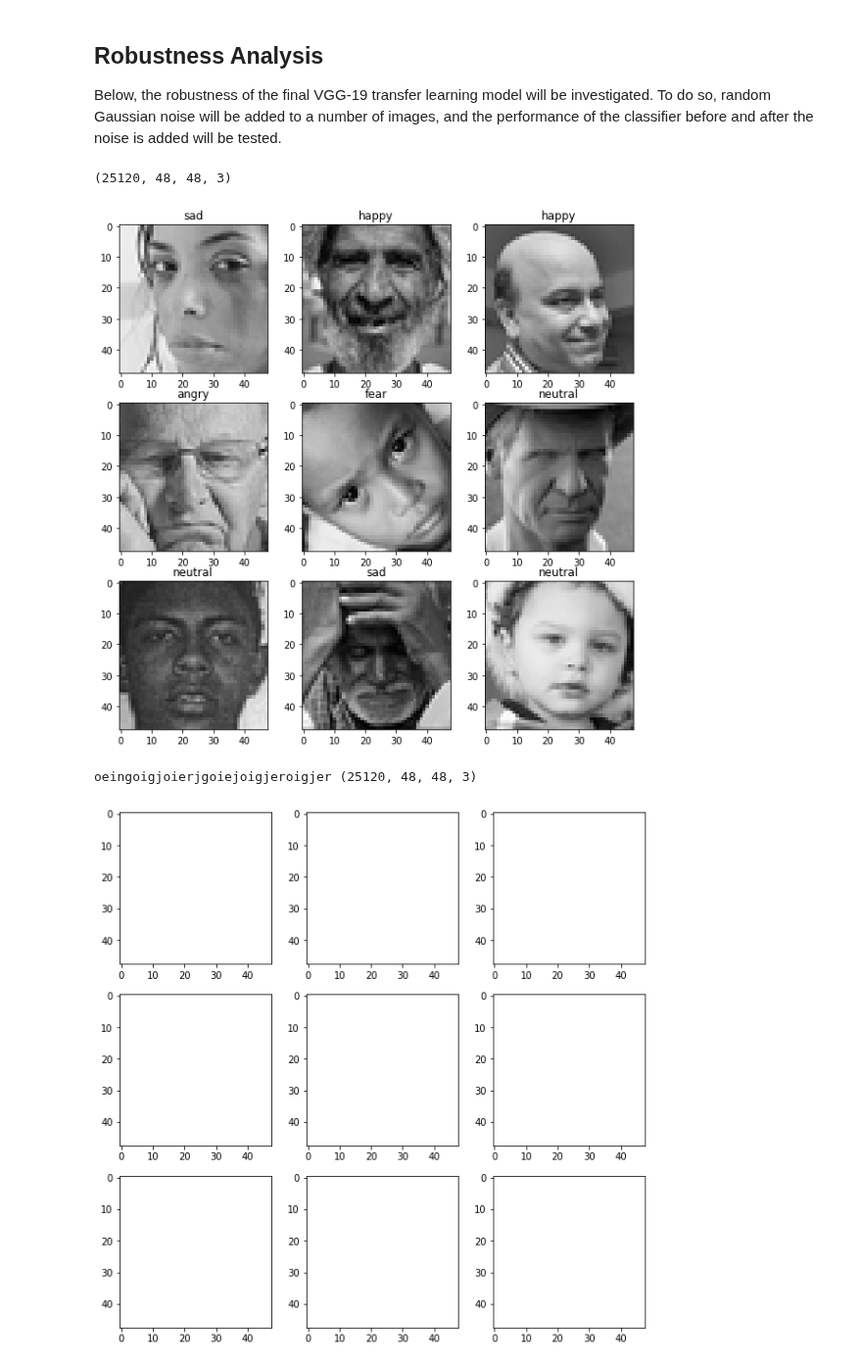
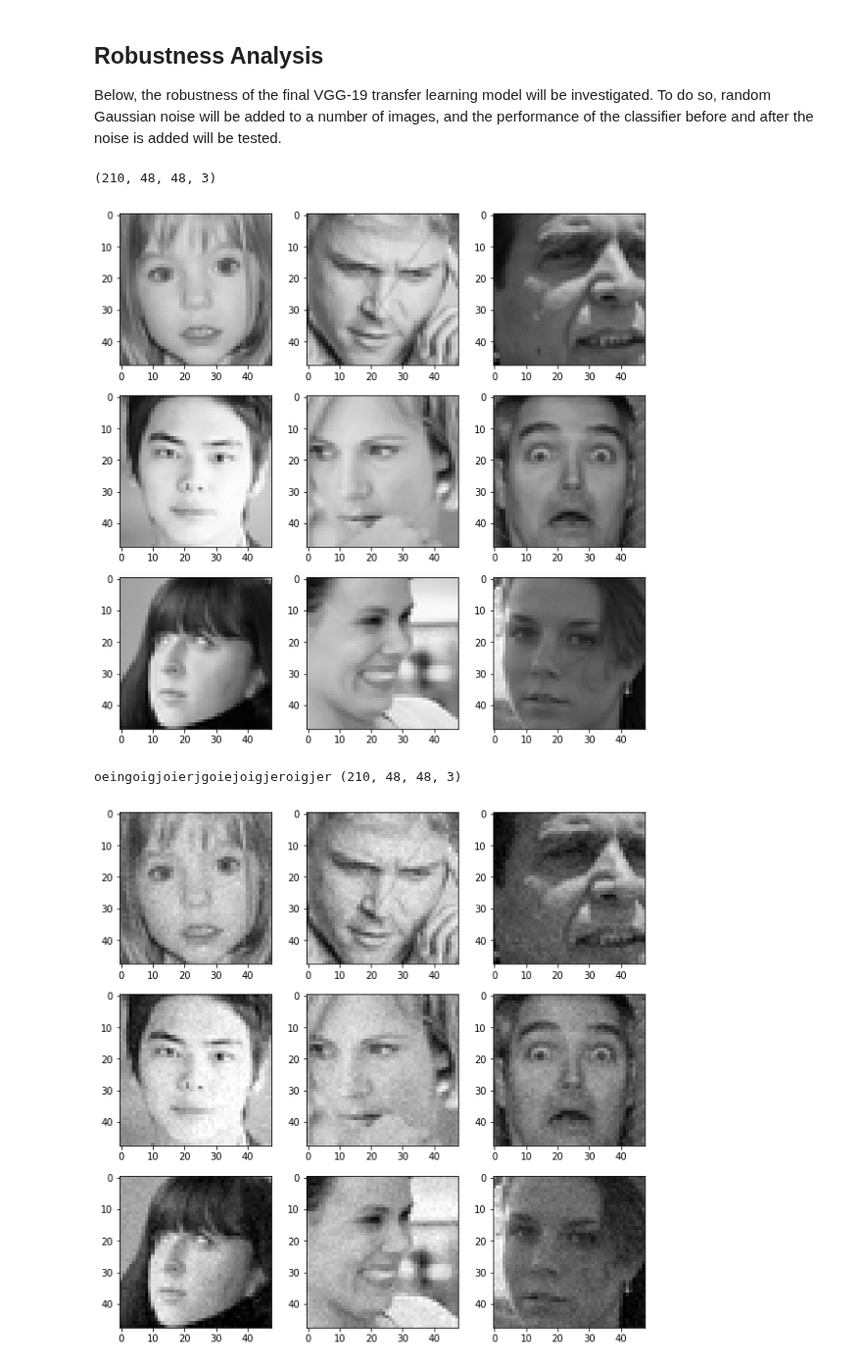
Before and after one commit to chandrasekara/Neural-Network-Facial-Expression-Classifier, a Jupyter notebook: capstone/analysis.ipynb, the cells around one changed output. Shown at 98% size. Saved outputs shown, nothing was run; the diff lists cells and outputs as text; code cells hidden in the pictures.

Commit message:
add working function for adding proper amount of Gaussian noise for robustness analysis

```diff
--- a/capstone/analysis.ipynb
+++ b/capstone/analysis.ipynb
@@ -38,8 +36,8 @@ The dataset can be obtained from [here](https://www.kaggle.com/c/challenges-in-r
 
 Below, Pandas is used to read the input data into a Data Frame
 # %%
-use_section_data = False
-smaller_section_data = False
+use_section_data = True
+smaller_section_data = True
 
 if use_section_data:
     data = pd.read_csv("section_fer2013.csv")
@@ -687,12 +667,14 @@ def onehot_to_label(one_hot_array, labels_array):
     return labels_array[i]
 # %%
 # Visualization of adding noise
+
+#print(train_tensors_transf)
 
 # 0=Angry, 1=Disgust, 2=Fear, 3=Happy, 4=Sad, 5=Surprise, 6=Neutral
 
 samples = train_tensors_transf
 
-seed_number = 21
+seed_number = 0
 
 print(samples.shape)
 
@@ -710,34 +692,42 @@ labels = train_targets_transf
 for i in range(num_rows*num_columns):
     ax = fig.add_subplot(num_rows,num_columns,i + 1)
     ax.imshow(samples[seed_number + i])
-    ax.title.set_text(onehot_to_label(labels[seed_number + i], labels_words))
+    #ax.title.set_text(onehot_to_label(labels[seed_number + i], labels_words))
 # %% [output]
-(25120, 48, 48, 3)
+(210, 48, 48, 3)
-[figure, old version]
+[figure, new version]
 # %%
-train_tensors_transf_copy = train_tensors_transf
+samples_noise = np.copy(train_tensors_transf)
 
-samples_noise = train_tensors_transf
+#print(samples_noise)
 
 fig = plt.figure(figsize=(10, 10))
 
 print("oeingoigjoierjgoiejoigjeroigjer", samples_noise.shape)
 
-
+"""
 for i in range(num_rows*num_columns):
     for a in samples_noise[seed_number+i]:
         for j in range(len(a)):
+            noise_ = np.random.normal(0,0.025,1)[0]
             for k in range(len(a[j])):
-                a[j][k] += 0.5
+                a[j][k] += noise_
+
+                if a[j][k] < 0:
+                    a[j][k] = 0
                 if a[j][k] > 1:
-                    a[j][k] -= 1
+                    a[j][k] = 1
 
+
+"""
+
+samples_noise = add_noise(samples_noise, 9)
 
 
 
 for i in range(num_rows*num_columns):
     ax = fig.add_subplot(num_rows,num_columns,i + 1)
     ax.imshow(samples_noise[seed_number + i])
 # %% [output]
-oeingoigjoierjgoiejoigjeroigjer (25120, 48, 48, 3)
+oeingoigjoierjgoiejoigjeroigjer (210, 48, 48, 3)
-[figure, old version]
+[figure, new version]
```
Also changed, not shown: parts of 11 cells of this notebook.
